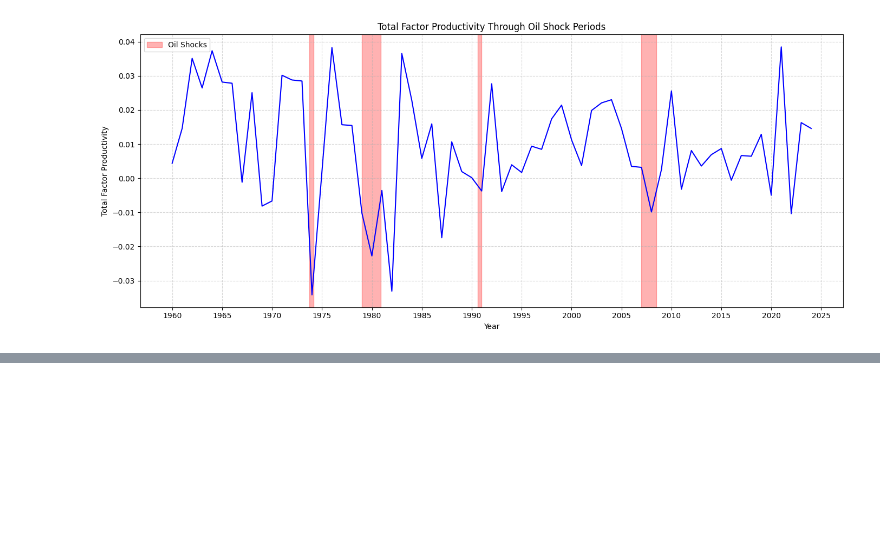
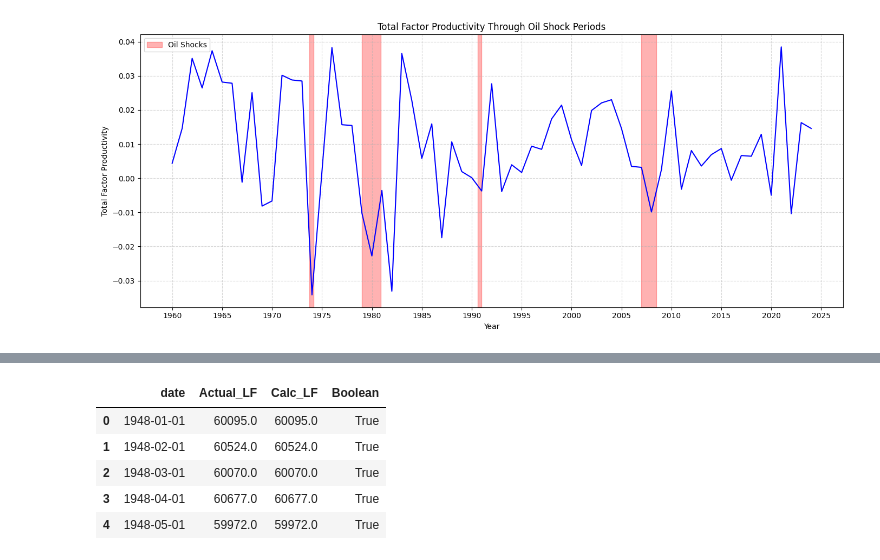
Before and after one commit to ChowchowWorks/Macroeconomics, a Jupyter notebook: src/labour_market.ipynb, the cells around one changed output, grey strips where cells are left out. Saved outputs shown, nothing was run; the diff lists cells and outputs as text; code cells hidden in the pictures; blank space fills up the shorter version.

```diff
--- a/src/labour_market.ipynb
+++ b/src/labour_market.ipynb
@@ -259,0 +361,13 @@ plt.show()
+# %%
+misc2 = pd.concat([labour_statistics[['date','CLF16OV']], pd.Series(labour_statistics['CE16OV']+labour_statistics['UNEMPLOY']), misc1], axis= 1)
+
+misc2.columns = ['date','Actual_LF', 'Calc_LF', 'Boolean']
+
+misc2.head()
+# %% [output]
+|  | date | Actual_LF | Calc_LF | Boolean |
+| 0 | 1948-01-01 | 60095.0 | 60095.0 | True |
+| 1 | 1948-02-01 | 60524.0 | 60524.0 | True |
+| 2 | 1948-03-01 | 60070.0 | 60070.0 | True |
+| 3 | 1948-04-01 | 60677.0 | 60677.0 | True |
+| 4 | 1948-05-01 | 59972.0 | 59972.0 | True |
```
Also changed, not shown: parts of 15 cells of this notebook, 3 other files.
